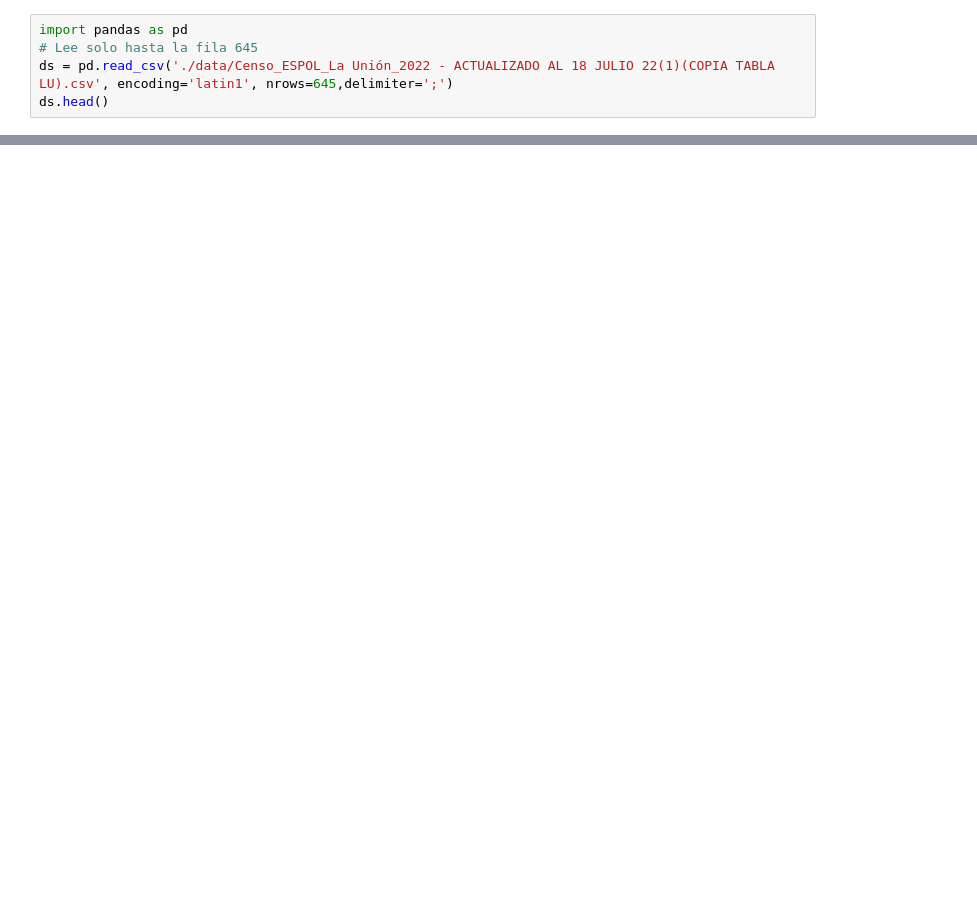
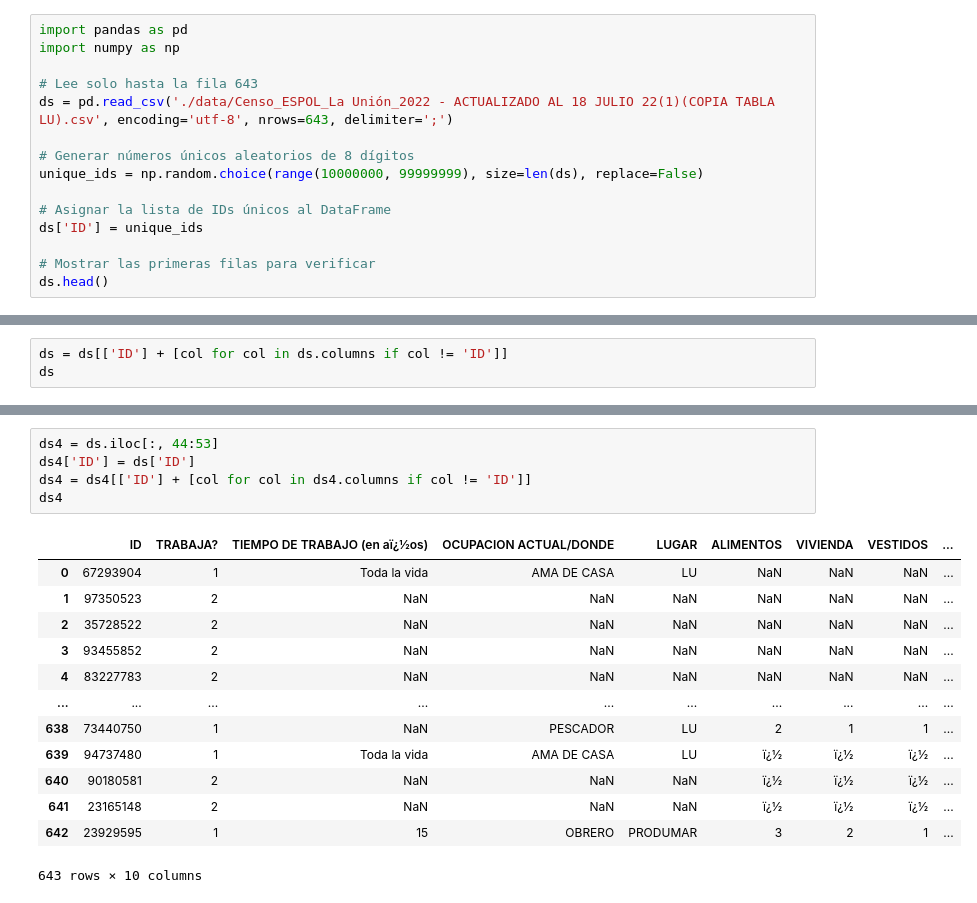
Before and after one commit to KevinFernandez21/laUnion, a Jupyter notebook: backend/test.ipynb, the cells around one changed output, grey strips where cells are left out. Cells and saved outputs as stored; diff of their text form; blank space fills up the shorter version.

Commit message:
split data

```diff
--- a/backend/test.ipynb
+++ b/backend/test.ipynb
@@ -1,6 +1,16 @@
 # %%
 import pandas as pd
-# Lee solo hasta la fila 645
-ds = pd.read_csv('./data/Censo_ESPOL_La Unión_2022 - ACTUALIZADO AL 18 JULIO 22(1)(COPIA TABLA LU).csv', encoding='latin1', nrows=645,delimiter=';')
+import numpy as np
+
+# Lee solo hasta la fila 643
+ds = pd.read_csv('./data/Censo_ESPOL_La Unión_2022 - ACTUALIZADO AL 18 JULIO 22(1)(COPIA TABLA LU).csv', encoding='utf-8', nrows=643, delimiter=';')
+
+# Generar números únicos aleatorios de 8 dígitos
+unique_ids = np.random.choice(range(10000000, 99999999), size=len(ds), replace=False)
+
+# Asignar la lista de IDs únicos al DataFrame
+ds['ID'] = unique_ids
+
+# Mostrar las primeras filas para verificar
 ds.head()
 # %% [output]
@@ -13,0 +18,3 @@ ds.head()
+# %%
+ds = ds[['ID'] + [col for col in ds.columns if col != 'ID']]
+ds
@@ -13,0 +91,19 @@ ds.head()
+# %%
+ds4 = ds.iloc[:, 44:53]
+ds4['ID'] = ds['ID']
+ds4 = ds4[['ID'] + [col for col in ds4.columns if col != 'ID']]
+ds4
+# %% [output]
+|  | ID | TRABAJA? | TIEMPO DE TRABAJO (en aï¿½os) | OCUPACION ACTUAL/DONDE | LUGAR | ALIMENTOS | VIVIENDA | VESTIDOS | ... |
+| 0 | 67293904 | 1 | Toda la vida | AMA DE CASA | LU | NaN | NaN | NaN | ... |
+| 1 | 97350523 | 2 | NaN | NaN | NaN | NaN | NaN | NaN | ... |
+| 2 | 35728522 | 2 | NaN | NaN | NaN | NaN | NaN | NaN | ... |
+| 3 | 93455852 | 2 | NaN | NaN | NaN | NaN | NaN | NaN | ... |
+| 4 | 83227783 | 2 | NaN | NaN | NaN | NaN | NaN | NaN | ... |
+| ... | ... | ... | ... | ... | ... | ... | ... | ... | ... |
+| 638 | 73440750 | 1 | NaN | PESCADOR | LU | 2 | 1 | 1 | ... |
+| 639 | 94737480 | 1 | Toda la vida | AMA DE CASA | LU | ï¿½ | ï¿½ | ï¿½ | ... |
+| 640 | 90180581 | 2 | NaN | NaN | NaN | ï¿½ | ï¿½ | ï¿½ | ... |
+| 641 | 23165148 | 2 | NaN | NaN | NaN | ï¿½ | ï¿½ | ï¿½ | ... |
+| 642 | 23929595 | 1 | 15 | OBRERO | PRODUMAR | 3 | 2 | 1 | ... |
+643 rows × 10 columns
```
Also changed, not shown: parts of 5 cells of this notebook, 18 other files.
